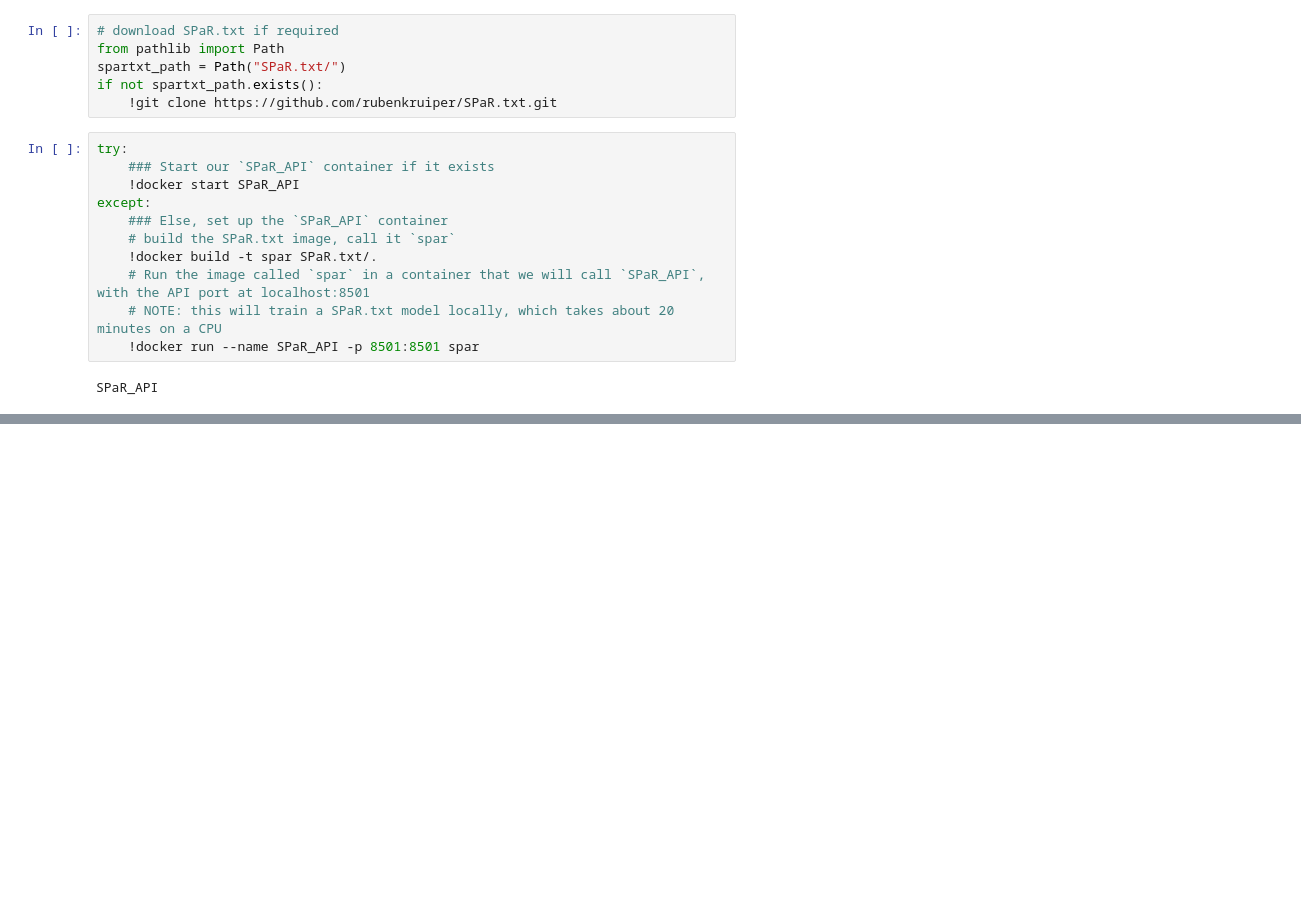
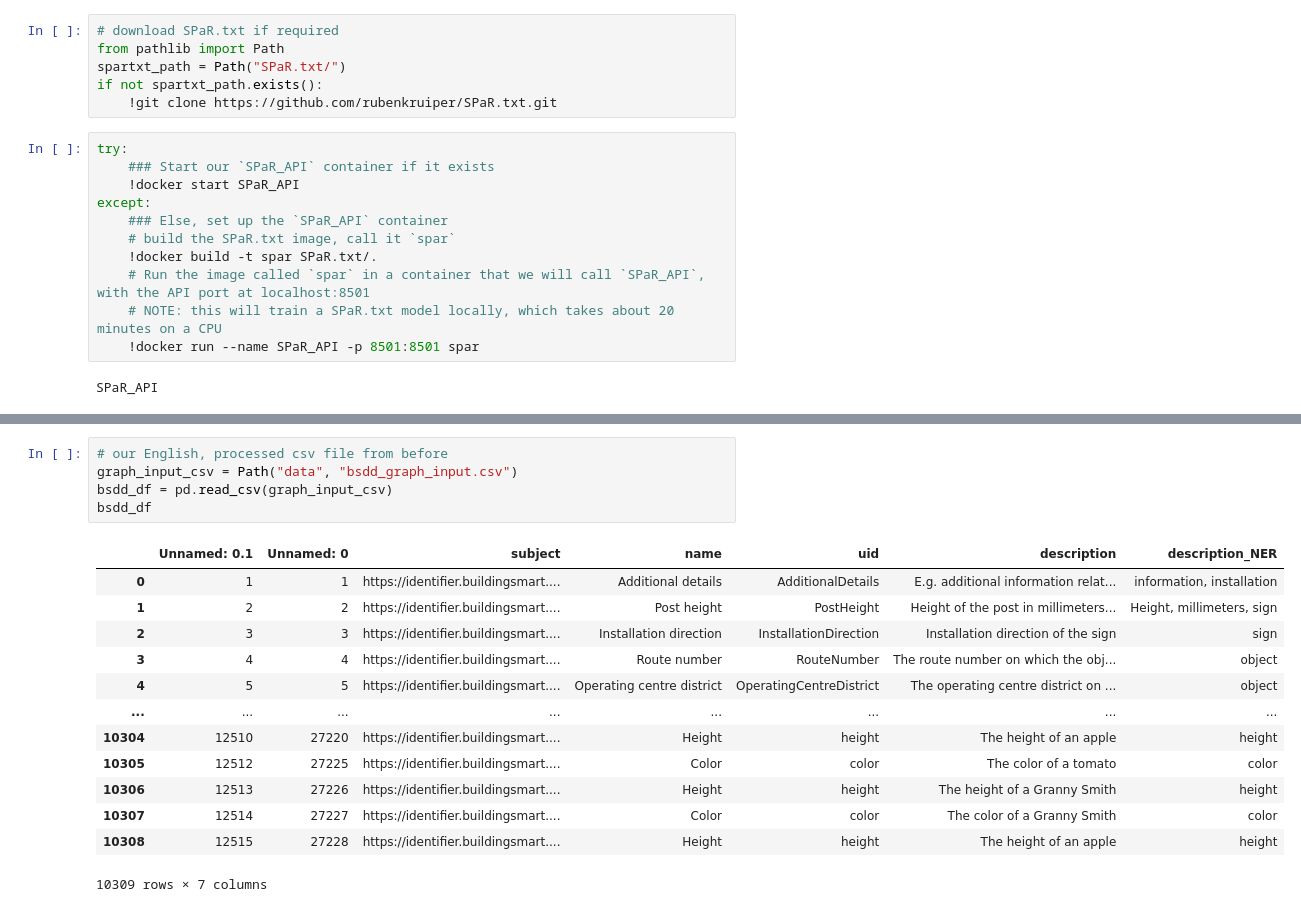
Before and after one commit to atomczak/SSoLDAC_Hack_Group_2, a Jupyter notebook: [4] Adding new terms to bSDD.ipynb, the cells around one changed output, grey strips where cells are left out. Cells and saved outputs as stored; diff of their text form; blank space fills up the shorter version.

```diff
--- a/[4] Adding new terms to bSDD.ipynb
+++ b/[4] Adding new terms to bSDD.ipynb
@@ -239,0 +285,19 @@ def suggest(label: str, obj_cntr: Counter):
+# %%
+# our English, processed csv file from before
+graph_input_csv = Path("data", "bsdd_graph_input.csv")
+bsdd_df = pd.read_csv(graph_input_csv)
+bsdd_df
+# %% [output]
+|  | Unnamed: 0.1 | Unnamed: 0 | subject | name | uid | description | description_NER |
+| 0 | 1 | 1 | https://identifier.buildingsmart.... | Additional details | AdditionalDetails | E.g. additional information relat... | information, installation |
+| 1 | 2 | 2 | https://identifier.buildingsmart.... | Post height | PostHeight | Height of the post in millimeters... | Height, millimeters, sign |
+| 2 | 3 | 3 | https://identifier.buildingsmart.... | Installation direction | InstallationDirection | Installation direction of the sign | sign |
+| 3 | 4 | 4 | https://identifier.buildingsmart.... | Route number | RouteNumber | The route number on which the obj... | object |
+| 4 | 5 | 5 | https://identifier.buildingsmart.... | Operating centre district | OperatingCentreDistrict | The operating centre district on ... | object |
+| ... | ... | ... | ... | ... | ... | ... | ... |
+| 10304 | 12510 | 27220 | https://identifier.buildingsmart.... | Height | height | The height of an apple | height |
+| 10305 | 12512 | 27225 | https://identifier.buildingsmart.... | Color | color | The color of a tomato | color |
+| 10306 | 12513 | 27226 | https://identifier.buildingsmart.... | Height | height | The height of a Granny Smith | height |
+| 10307 | 12514 | 27227 | https://identifier.buildingsmart.... | Color | color | The color of a Granny Smith | color |
+| 10308 | 12515 | 27228 | https://identifier.buildingsmart.... | Height | height | The height of an apple | height |
+10309 rows × 7 columns
```
Also changed, not shown: parts of 41 cells of this notebook, 3 other files.
